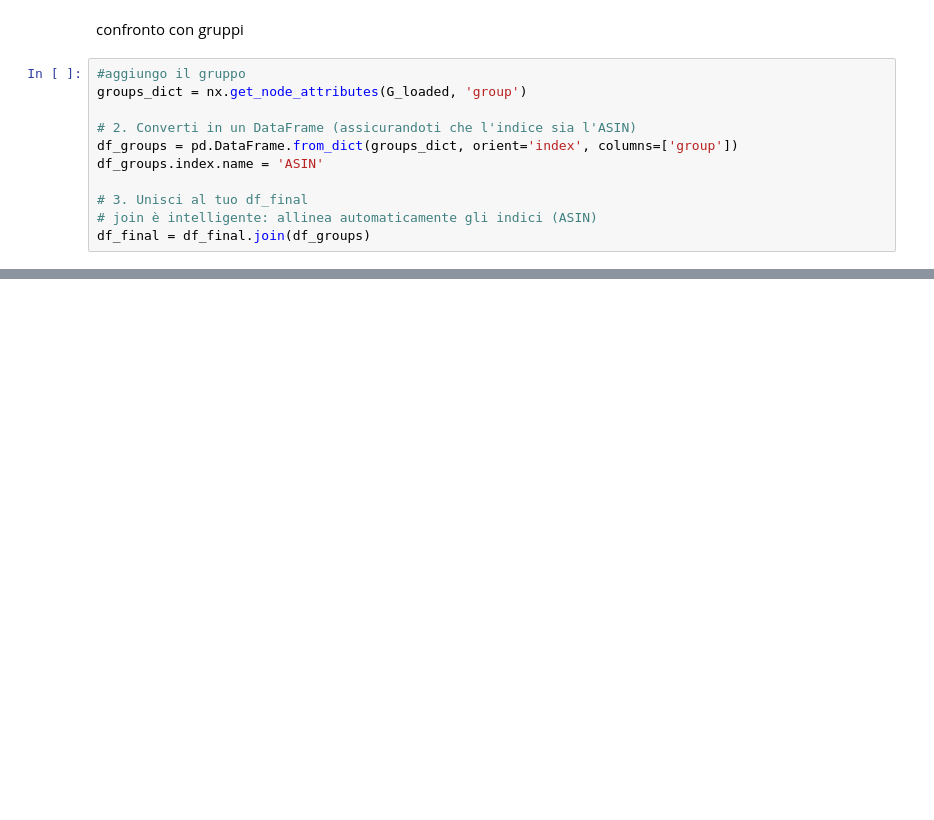
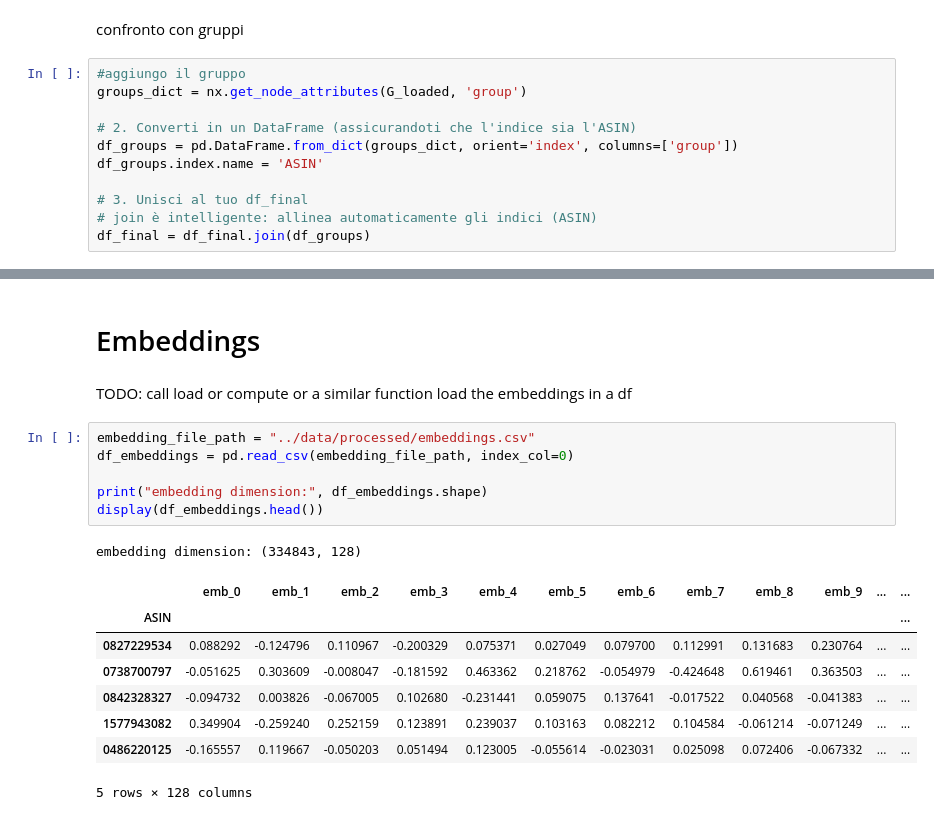
Before and after one commit to raozzo/ProgettoLFN, a Jupyter notebook: Code/notebooks/print.ipynb, the cells around one changed output, grey strips where cells are left out. Saved outputs shown, nothing was run; the diff lists cells and outputs as text; blank space fills up the shorter version.

```diff
--- a/Code/notebooks/print.ipynb
+++ b/Code/notebooks/print.ipynb
@@ -226,0 +229,21 @@ plt.show()
+# %% [markdown]
+# Embeddings
+# %% [markdown]
+TODO: call load or compute or a similar function
+load the embeddings in a df
+# %%
+embedding_file_path = "../data/processed/embeddings.csv"
+df_embeddings = pd.read_csv(embedding_file_path, index_col=0)
+
+print("embedding dimension:", df_embeddings.shape)
+display(df_embeddings.head())
+# %% [output]
+embedding dimension: (334843, 128)
+|  | emb_0 | emb_1 | emb_2 | emb_3 | emb_4 | emb_5 | emb_6 | emb_7 | emb_8 | emb_9 | ... | ... |
+| ASIN |  |  |  |  |  |  |  |  |  |  |  | ... |
+| 0827229534 | 0.088292 | -0.124796 | 0.110967 | -0.200329 | 0.075371 | 0.027049 | 0.079700 | 0.112991 | 0.131683 | 0.230764 | ... | ... |
+| 0738700797 | -0.051625 | 0.303609 | -0.008047 | -0.181592 | 0.463362 | 0.218762 | -0.054979 | -0.424648 | 0.619461 | 0.363503 | ... | ... |
+| 0842328327 | -0.094732 | 0.003826 | -0.067005 | 0.102680 | -0.231441 | 0.059075 | 0.137641 | -0.017522 | 0.040568 | -0.041383 | ... | ... |
+| 1577943082 | 0.349904 | -0.259240 | 0.252159 | 0.123891 | 0.239037 | 0.103163 | 0.082212 | 0.104584 | -0.061214 | -0.071249 | ... | ... |
+| 0486220125 | -0.165557 | 0.119667 | -0.050203 | 0.051494 | 0.123005 | -0.055614 | -0.023031 | 0.025098 | 0.072406 | -0.067332 | ... | ... |
+5 rows × 128 columns
```
Also changed, not shown: parts of 21 cells of this notebook, 1 other file.
